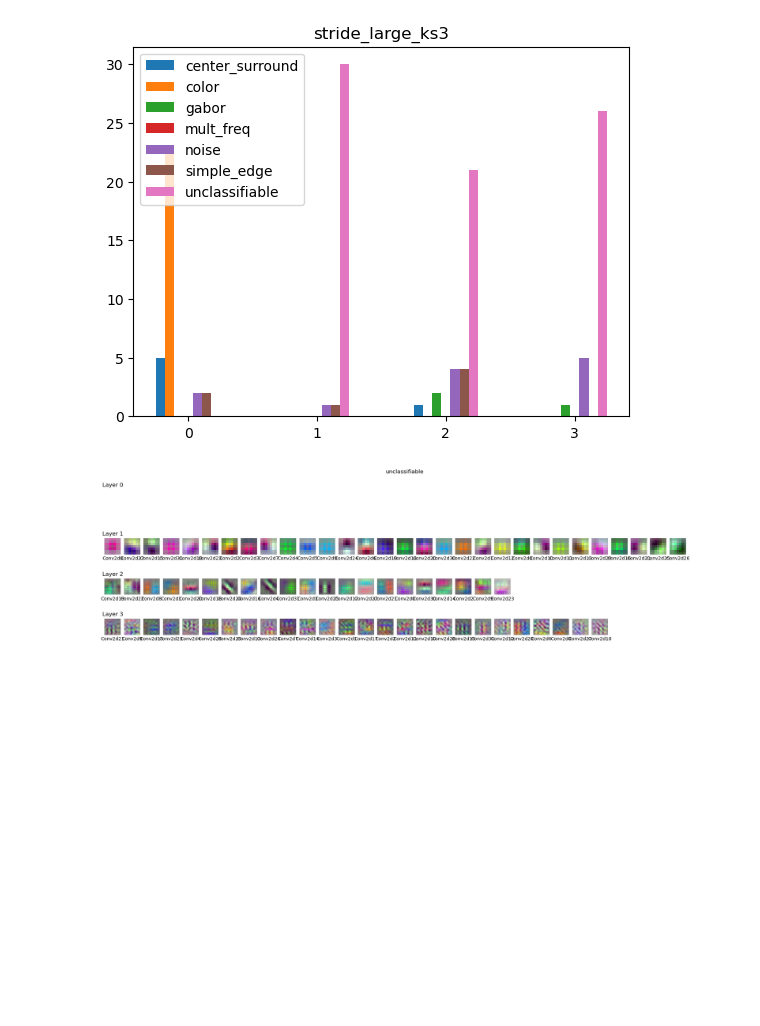
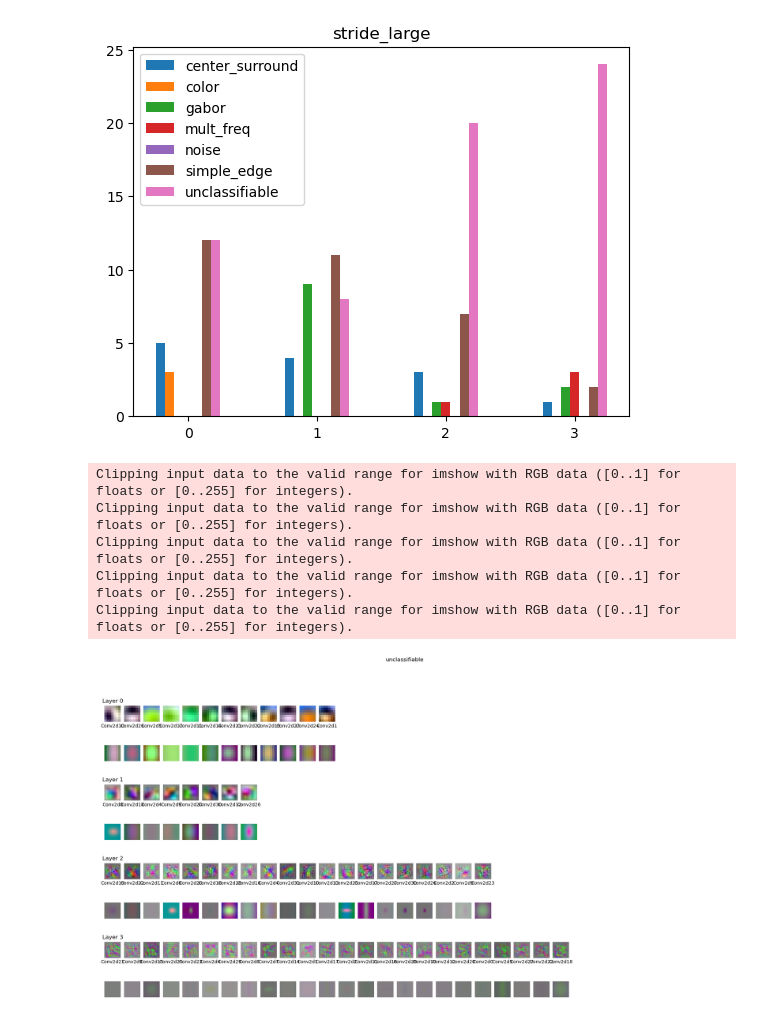
Before and after one commit to fabioseel/rf-classifier, a Jupyter notebook: scripts/network_analysis.ipynb, the cells around one changed output. Cells and saved outputs as stored; diff of their text form; code cells hidden in the pictures; blank space fills up the shorter version.

```diff
--- a/scripts/network_analysis.ipynb
+++ b/scripts/network_analysis.ipynb
@@ -7,5 +9,5 @@ from PIL import Image
 # %%
-path = "../../receptive-fields/imgs/model_rfs/areadne_submission/stride_large_ks3"
+path = "../../receptive-fields/imgs/model_rfs/areadne_submission/stride_large"
 with open(osp.join(path, "autolabels.json")) as f:
     classified_rfs = json.load(f)
 # %%
@@ -42,25 +44,35 @@ plt.legend(rf_types)
 plt.title(osp.split(path)[1])
 plt.show()
 # %% [output]
-[figure, old version]
+[figure, new version]
 # %%
 # plot layer
 rf_type_id = 6
-fig, axes = plt.subplots(4, 32, figsize=(24,6))
+fig, axes = plt.subplots(8, 32, figsize=(24,12))
 for ax in axes.flat:
     ax.axis('off')
 for layer in range(4):
-    axes[layer,0].set_title("Layer "+str(layer))
+    axes[layer*2,0].set_title("Layer "+str(layer))
     df_type = df_[df_.values[:,-len(rf_types):].argmax(axis=1)==rf_type_id]
     rfs = df_type[df_type.layer == layer]
     for i in range(len(rfs.values)):
         if i < axes.shape[1]:
             rf_type, type_id = rfs[["type", "rf_number"]].values[i]
             im = Image.open(osp.join(path,"{}_{}_{:02d}.png".format(layer, rf_type, type_id)))
-            imshow = axes[layer, i].imshow(im)
-            axes[layer, i].legend([],title=rf_type + str(type_id), fontsize=8,loc='upper center', bbox_to_anchor=(0.5, 0.1),frameon=False)
+            axes[layer*2, i].imshow(im)
+            im = np.array(im)/255
+            fitted_gabor0, _, _ = fit_gabor_filter(im[...,0])
+            fitted_gabor1, _, _ = fit_gabor_filter(im[...,1])
+            fitted_gabor2, _, _ = fit_gabor_filter(im[...,2])
+            axes[layer*2+1, i].imshow(np.stack([fitted_gabor0,fitted_gabor1, fitted_gabor2], axis=2))
+            axes[layer*2, i].legend([],title=rf_type + str(type_id), fontsize=8,loc='upper center', bbox_to_anchor=(0.5, 0.1),frameon=False)
 plt.xticks([0,1,2,3])
 fig.suptitle(rf_types[rf_type_id])
 plt.show()
 # %% [output]
+Clipping input data to the valid range for imshow with RGB data ([0..1] for floats or [0..255] for integers).
+Clipping input data to the valid range for imshow with RGB data ([0..1] for floats or [0..255] for integers).
+Clipping input data to the valid range for imshow with RGB data ([0..1] for floats or [0..255] for integers).
+Clipping input data to the valid range for imshow with RGB data ([0..1] for floats or [0..255] for integers).
+Clipping input data to the valid range for imshow with RGB data ([0..1] for floats or [0..255] for integers).
-[figure, old version]
+[figure, new version]
```
Also changed, not shown: parts of 1 cell of this notebook, 1 other file.
